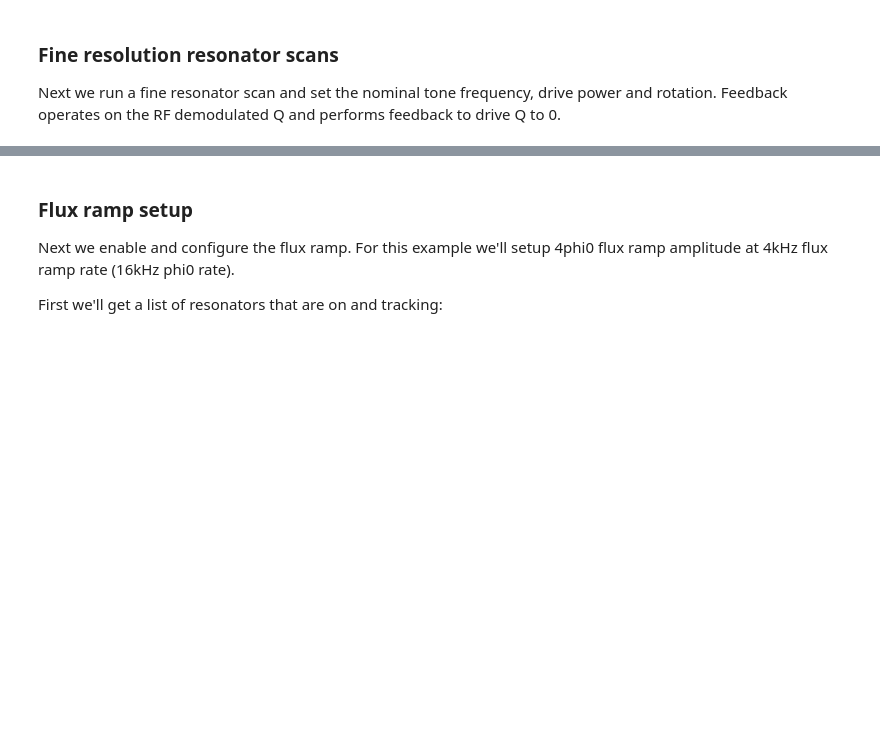
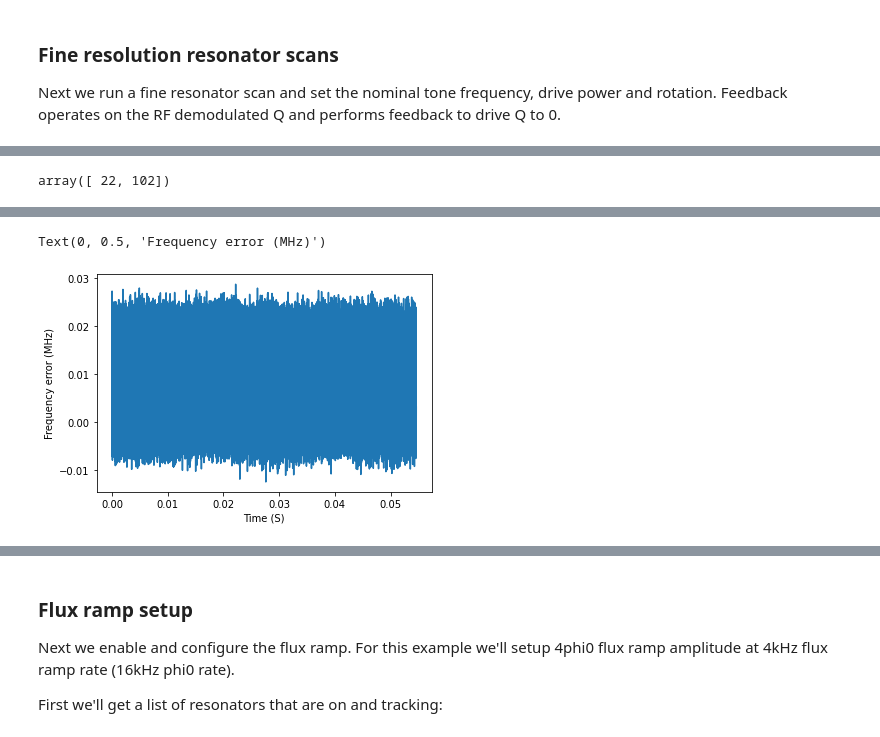
Before and after one commit to slaclab/pysmurf, a Jupyter notebook: scratch/mdewart/intro_to_smurf.ipynb, the cells around one changed output, grey strips where cells are left out. Drawn from its saved outputs; the diff is of its cells as text; code cells hidden in the pictures; blank space fills up the shorter version.

```diff
--- a/scratch/mdewart/intro_to_smurf.ipynb
+++ b/scratch/mdewart/intro_to_smurf.ipynb
@@ -184,0 +171,12 @@ Here's an example of the eta scan.  The complex response is multiplied by the co
+# %%
+S.which_on(band=3)
+# %% [output]
+array([ 22, 102])
+# %%
+S.set_feedback_enable(band=3, val=0)
+f, df, sync = S.take_debug_data(band=3, channel=102, nsamp=2**19, IQstream=0, single_channel_readout=2)
+t = np.arange(len(df))/9.6e6
+plt.plot(t, df)
+plt.xlabel('Time (S)')
+plt.ylabel('Frequency error (MHz)')
+# %% [output]
@@ -184,0 +190,2 @@ Here's an example of the eta scan.  The complex response is multiplied by the co
+Text(0, 0.5, 'Frequency error (MHz)')
+[figure, added]
```
Also changed, not shown: parts of 13 cells of this notebook.
